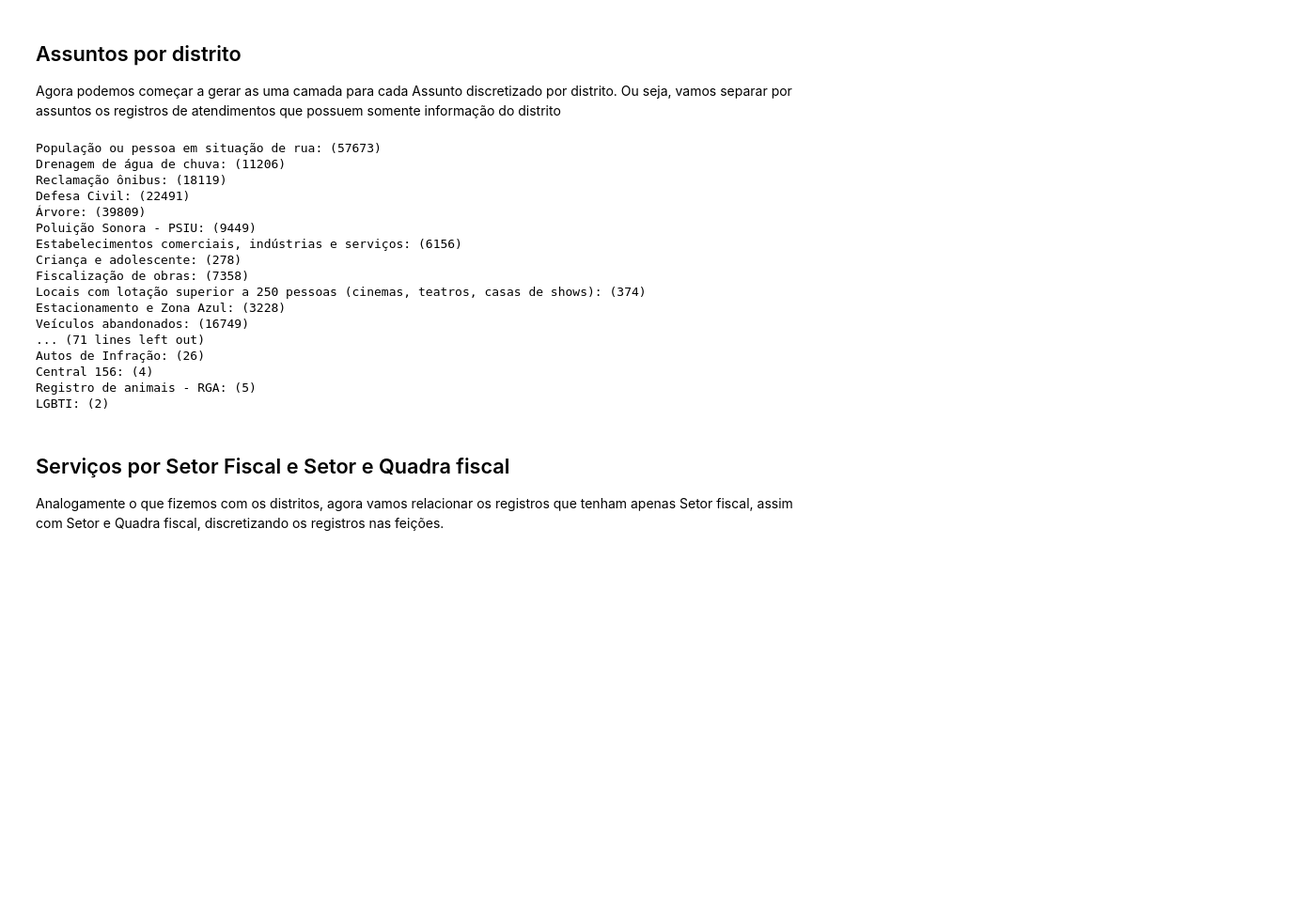
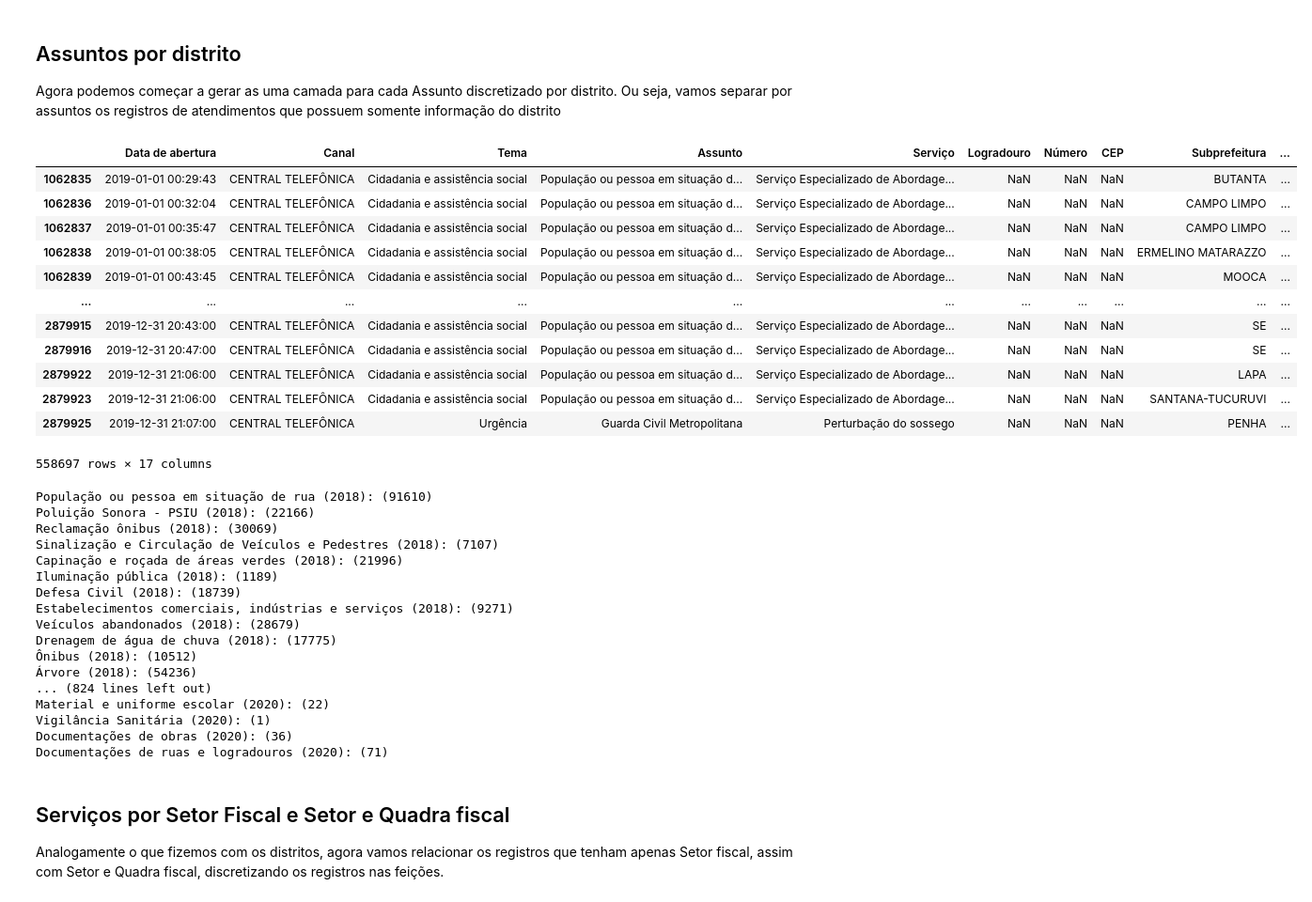
Before and after one commit to geoinfo-smdu/geo-sp156, a Jupyter notebook: Automatizando a geração de arquivo georeferenciado.ipynb, the cells around one changed output. Shown: that part at 94% size. Cells and saved outputs as stored; diff of their text form; code cells hidden in the pictures; blank space fills up the shorter version.

```diff
--- a/Automatizando a geração de arquivo georeferenciado.ipynb
+++ b/Automatizando a geração de arquivo georeferenciado.ipynb
@@ -233,33 +280,51 @@ df_distritos_e_total_por_distrito.to_file('resultados/Atendimentos-156-2019.gpkg
 ## Assuntos por distrito
 
 Agora podemos começar a gerar as uma camada para cada Assunto discretizado por distrito. Ou seja, vamos separar por assuntos os registros de atendimentos que possuem somente informação do distrito
+# %%
+df_distrito[df_distrito['Data de abertura'].dt.year == 2019]
+# %% [output]
+|  | Data de abertura | Canal | Tema | Assunto | Serviço | Logradouro | Número | CEP | Subprefeitura | ... |
+| 1062835 | 2019-01-01 00:29:43 | CENTRAL TELEFÔNICA | Cidadania e assistência social | População ou pessoa em situação d... | Serviço Especializado de Abordage... | NaN | NaN | NaN | BUTANTA | ... |
+| 1062836 | 2019-01-01 00:32:04 | CENTRAL TELEFÔNICA | Cidadania e assistência social | População ou pessoa em situação d... | Serviço Especializado de Abordage... | NaN | NaN | NaN | CAMPO LIMPO | ... |
+| 1062837 | 2019-01-01 00:35:47 | CENTRAL TELEFÔNICA | Cidadania e assistência social | População ou pessoa em situação d... | Serviço Especializado de Abordage... | NaN | NaN | NaN | CAMPO LIMPO | ... |
+| 1062838 | 2019-01-01 00:38:05 | CENTRAL TELEFÔNICA | Cidadania e assistência social | População ou pessoa em situação d... | Serviço Especializado de Abordage... | NaN | NaN | NaN | ERMELINO MATARAZZO | ... |
+| 1062839 | 2019-01-01 00:43:45 | CENTRAL TELEFÔNICA | Cidadania e assistência social | População ou pessoa em situação d... | Serviço Especializado de Abordage... | NaN | NaN | NaN | MOOCA | ... |
+| ... | ... | ... | ... | ... | ... | ... | ... | ... | ... | ... |
+| 2879915 | 2019-12-31 20:43:00 | CENTRAL TELEFÔNICA | Cidadania e assistência social | População ou pessoa em situação d... | Serviço Especializado de Abordage... | NaN | NaN | NaN | SE | ... |
+| 2879916 | 2019-12-31 20:47:00 | CENTRAL TELEFÔNICA | Cidadania e assistência social | População ou pessoa em situação d... | Serviço Especializado de Abordage... | NaN | NaN | NaN | SE | ... |
+| 2879922 | 2019-12-31 21:06:00 | CENTRAL TELEFÔNICA | Cidadania e assistência social | População ou pessoa em situação d... | Serviço Especializado de Abordage... | NaN | NaN | NaN | LAPA | ... |
+| 2879923 | 2019-12-31 21:06:00 | CENTRAL TELEFÔNICA | Cidadania e assistência social | População ou pessoa em situação d... | Serviço Especializado de Abordage... | NaN | NaN | NaN | SANTANA-TUCURUVI | ... |
+| 2879925 | 2019-12-31 21:07:00 | CENTRAL TELEFÔNICA | Urgência | Guarda Civil Metropolitana | Perturbação do sossego | NaN | NaN | NaN | PENHA | ... |
+558697 rows × 17 columns
 # %%
-for a in df_distrito.Assunto.unique():
-    print(f"{a}: ({len(df_distrito[df_distrito.Assunto == a])})")
-    c = (df_distrito[df_distrito.Assunto == a][['Distrito','Data de abertura']]
-         .groupby('Distrito')
-         .count()
-         .rename(columns={'Data de abertura':'Total de Atendimentos'}))
-    r = df_distritos.merge(c, left_on='ds_nome', right_on='Distrito')
-    r.to_file('resultados/Atendimentos-156-2019.gpkg', layer=f'Distritos por assunto - {a}', driver='GPKG')
+for y in anos:
+    for a in df_distrito.Assunto.unique():
+        print(f"{a} ({y}): ({len(df_distrito[(df_distrito.Assunto == a) & (df_distrito['Data de abertura'].dt.year == y)])})")
+        c = (df_distrito[(df_distrito.Assunto == a) & (df_distrito['Data de abertura'].dt.year == y)][['Distrito','Data de abertura']]
+             .groupby('Distrito')
+             .count()
+             .rename(columns={'Data de abertura':'Total de Atendimentos'}))
+        r = df_distritos.merge(c, left_on='ds_nome', right_on='Distrito')
+        if len(r) > 1:
+            r.to_file(f'resultados/Atendimentos-156-{y}.gpkg', layer=f'Distritos por assunto - {a}', driver='GPKG')
 # %% [output]
-População ou pessoa em situação de rua: (57673)
-Drenagem de água de chuva: (11206)
-Reclamação ônibus: (18119)
-Defesa Civil: (22491)
-Árvore: (39809)
-Poluição Sonora - PSIU: (9449)
-Estabelecimentos comerciais, indústrias e serviços: (6156)
-Criança e adolescente: (278)
-Fiscalização de obras: (7358)
-Locais com lotação superior a 250 pessoas (cinemas, teatros, casas de shows): (374)
-Estacionamento e Zona Azul: (3228)
-Veículos abandonados: (16749)
-... (71 lines left out)
-Autos de Infração: (26)
-Central 156: (4)
-Registro de animais - RGA: (5)
-LGBTI: (2)
+População ou pessoa em situação de rua (2018): (91610)
+Poluição Sonora - PSIU (2018): (22166)
+Reclamação ônibus (2018): (30069)
+Sinalização e Circulação de Veículos e Pedestres (2018): (7107)
+Capinação e roçada de áreas verdes (2018): (21996)
+Iluminação pública (2018): (1189)
+Defesa Civil (2018): (18739)
+Estabelecimentos comerciais, indústrias e serviços (2018): (9271)
+Veículos abandonados (2018): (28679)
+Drenagem de água de chuva (2018): (17775)
+Ônibus (2018): (10512)
+Árvore (2018): (54236)
+... (824 lines left out)
+Material e uniforme escolar (2020): (22)
+Vigilância Sanitária (2020): (1)
+Documentações de obras (2020): (36)
+Documentações de ruas e logradouros (2020): (71)
 # %% [markdown]
 ## Serviços por Setor Fiscal e Setor e Quadra fiscal
 
```
Also changed, not shown: parts of 26 cells of this notebook, 4 other files.
